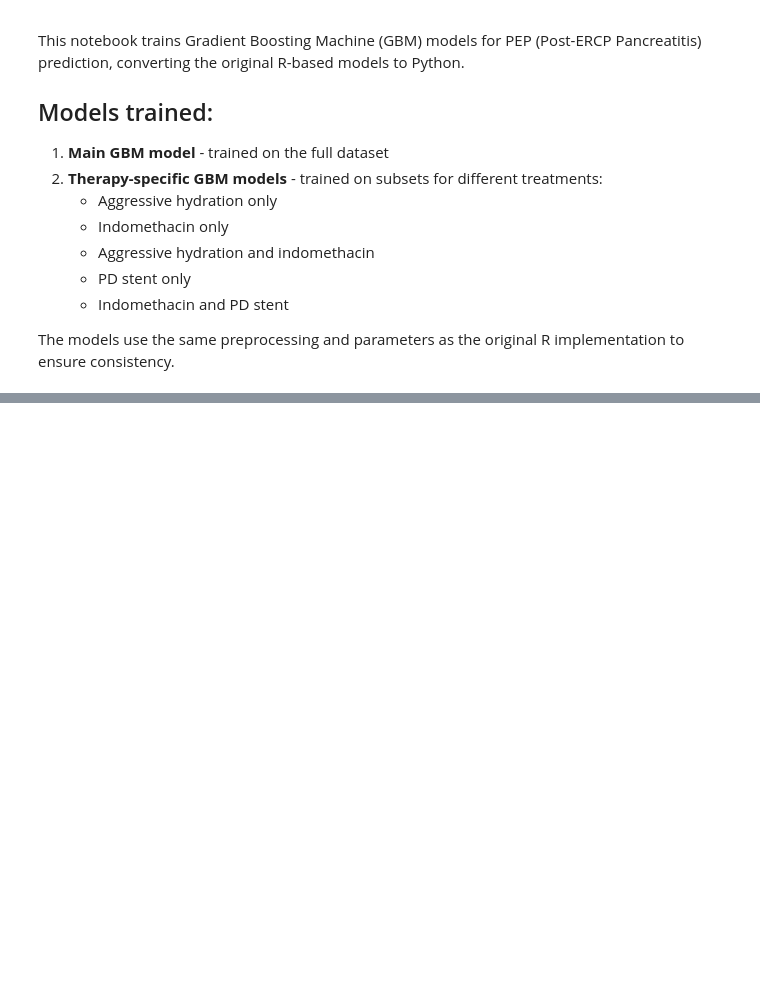
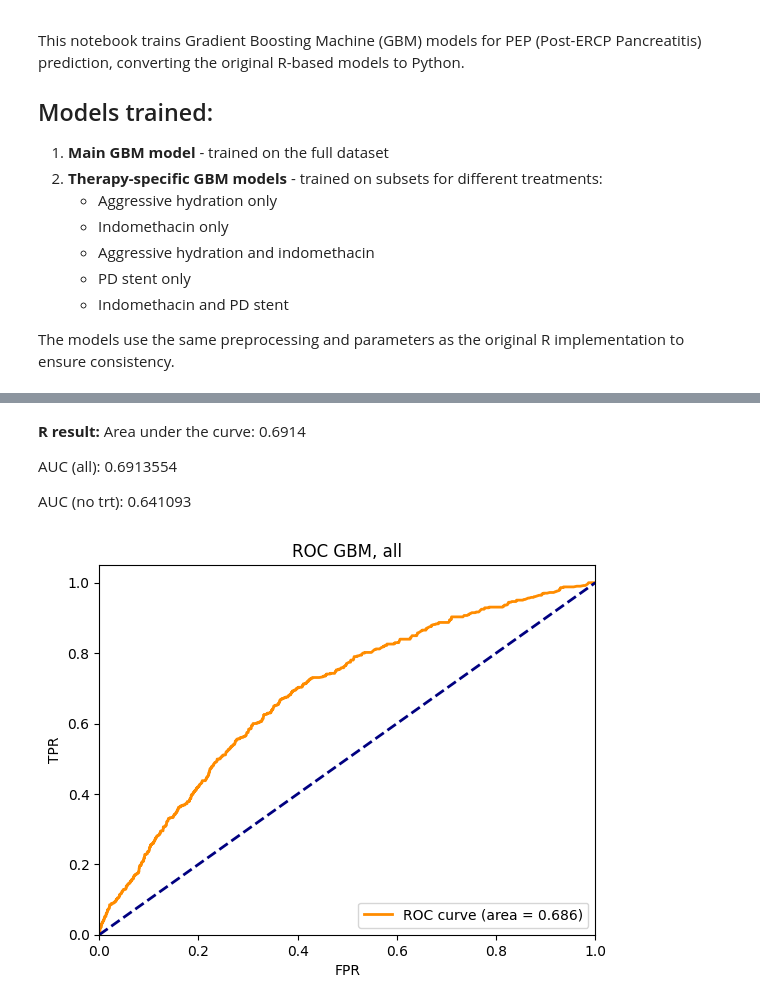
Before and after one commit to emilyguancamole/pep-risk, a Jupyter notebook: code/train_gbm.ipynb, the cells around one changed output, grey strips where cells are left out. Saved outputs shown, nothing was run; the diff lists cells and outputs as text; code cells hidden in the pictures; blank space fills up the shorter version.

Commit message:
got rid of grid search since r code doesn't tune. roc for all patients same

```diff
--- a/code/train_gbm.ipynb
+++ b/code/train_gbm.ipynb
@@ -740,0 +131,7 @@ explanation = lime_explainer.explain_instance(patient_data, model.predict_proba)
+# %%
+# Clean up data types - convert mixed object columns to numeric
+def clean_numeric_column(df, col):
+    if col in df.columns:
+        # Replace spaces and other non-numeric strings with NaN
+        df[col] = df[col].replace(r'^\s*$', np.nan, regex=True)  # Replace spaces/empty with NaN
+        df[col] = pd.to_numeric(df[col], errors='coerce')  # Convert to numeric, invalid -> NaN
@@ -740,0 +261,10 @@ explanation = lime_explainer.explain_instance(patient_data, model.predict_proba)
+# %%
+print(f"Applying imputation to whole dataset to test stats:")
+imputed_final = impute_values(train, test)
+train_imputed_final = imputed_final['train']
+test_imputed_final = imputed_final['test']
+
+print(f"  Train: {train_imputed_final.shape}, missing: {train_imputed_final.select_dtypes(include=[np.number]).isnull().sum().sum()}")
+print(f"  Test: {test_imputed_final.shape}, missing: {test_imputed_final.select_dtypes(include=[np.number]).isnull().sum().sum()}")
+
+skim(train_imputed_final)
@@ -740,0 +303,7 @@ explanation = lime_explainer.explain_instance(patient_data, model.predict_proba)
+# %%
+final_train_data = train_imputed_final.copy()
+final_test_data = test_imputed_final.copy()
+
+# Generate folds using the training data dimensions
+X = final_train_data.drop(['pep', 'patient_id', 'study_id'], axis=1)
+y = final_train_data['pep']
@@ -740,0 +382,24 @@ explanation = lime_explainer.explain_instance(patient_data, model.predict_proba)
+# %% [markdown]
+**R result:** Area under the curve: 0.6914
+
+AUC (all): 0.6913554
+
+AUC (no trt): 0.641093
+# %%
+# ROC
+from sklearn.metrics import roc_curve, auc
+import matplotlib.pyplot as plt
+fpr, tpr, thresholds = roc_curve(pred_df["y"], pred_df["pred"])
+roc_auc = auc(fpr, tpr)
+plt.figure()
+plt.plot(fpr, tpr, color='darkorange', lw=2, label='ROC curve (area = %0.3f)' % roc_auc)
+plt.plot([0, 1], [0, 1], color='navy', lw=2, linestyle='--')
+plt.xlim([0.0, 1.0])
+plt.ylim([0.0, 1.05])
+plt.xlabel('FPR')
+plt.ylabel('TPR')
+plt.title('ROC GBM, all')
+plt.legend(loc="lower right")
+plt.show()
+# %% [output]
+[figure, added]
```
Also changed, not shown: parts of 33 cells of this notebook.
